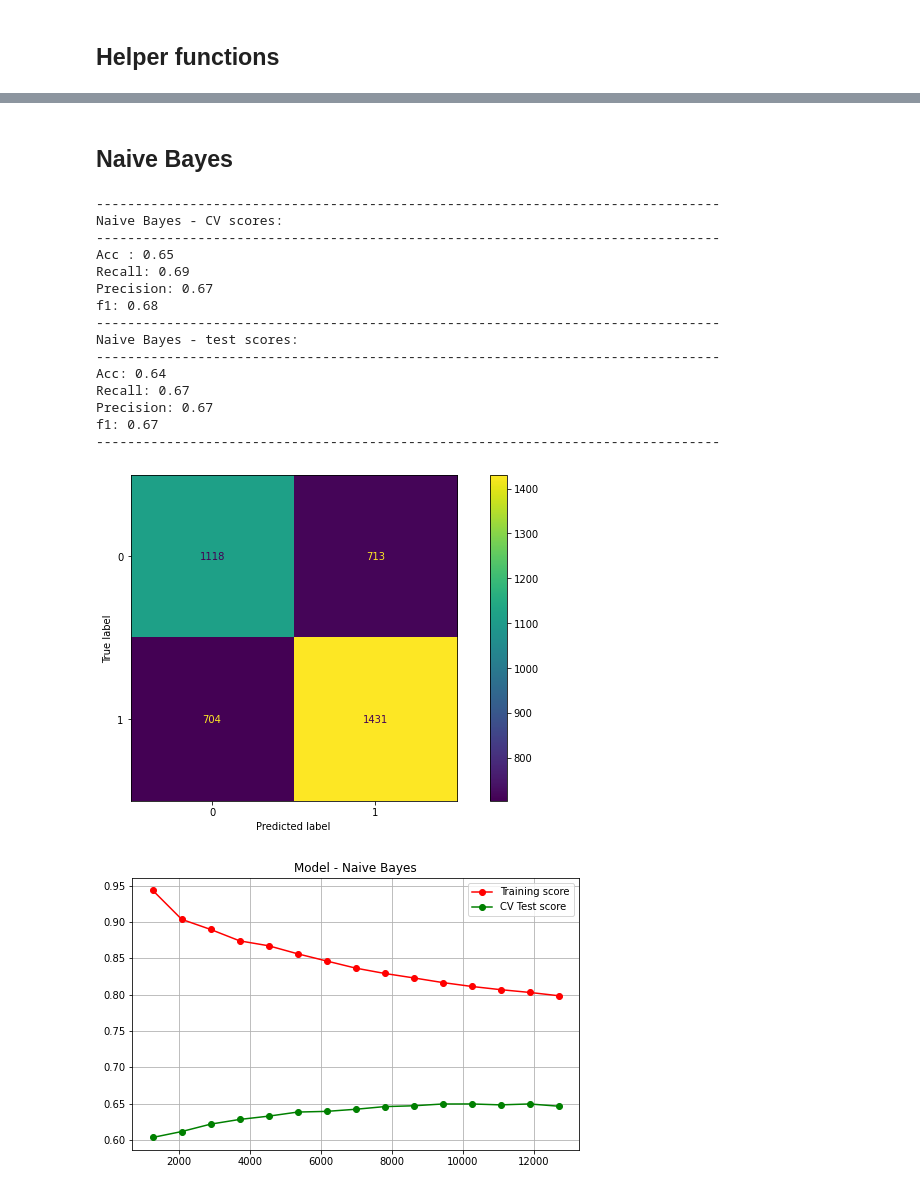
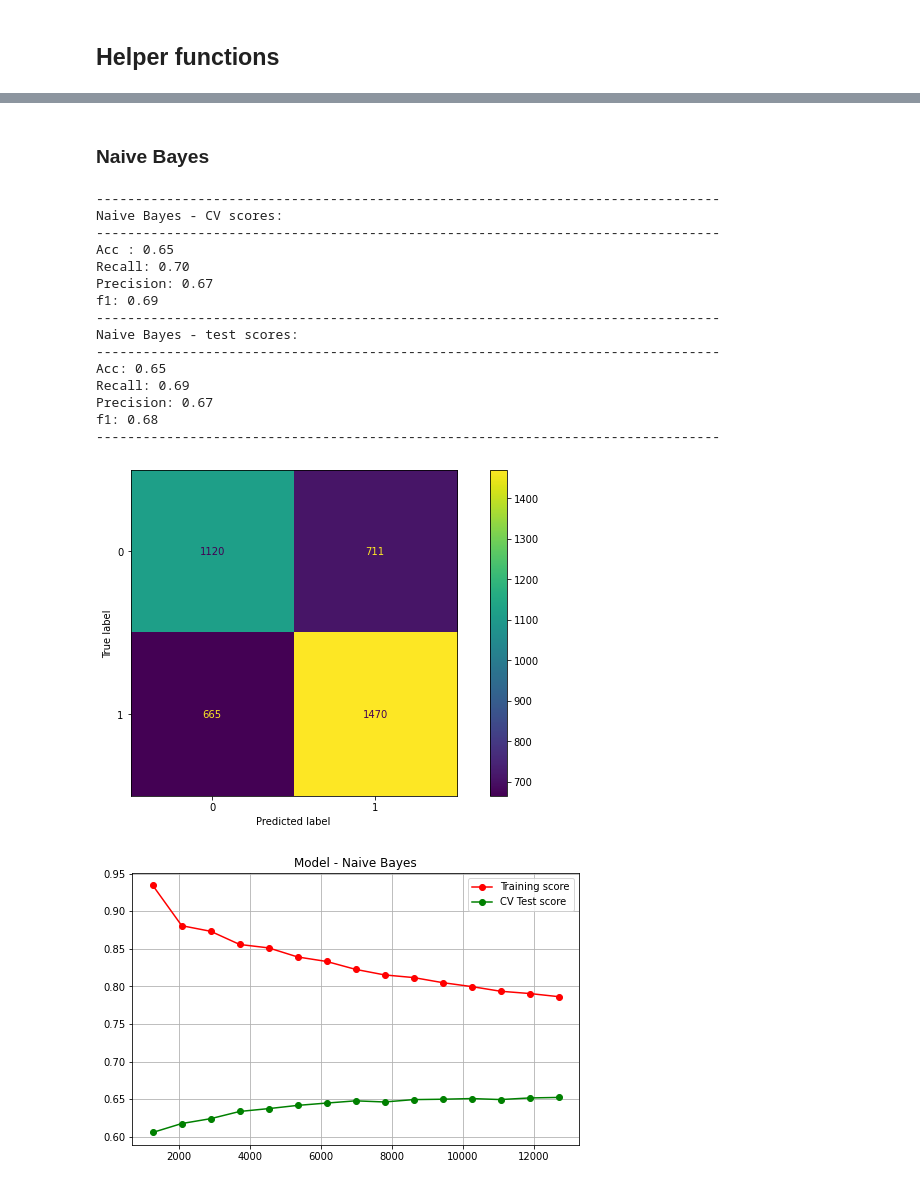
Before and after one commit to EddyEdzwan/StopFAIke, a Jupyter notebook: notebooks/JS_politifact_scrap_ML.ipynb, the cells around one changed output, grey strips where cells are left out. Saved outputs shown, nothing was run; the diff lists cells and outputs as text; code cells hidden in the pictures.

```diff
--- a/notebooks/JS_politifact_scrap_ML.ipynb
+++ b/notebooks/JS_politifact_scrap_ML.ipynb
@@ -245,0 +344,26 @@ f1: 0.71
+# %%
+pipeline = Pipeline([
+    ('tfidf', TfidfVectorizer()),
+    ('log_reg', LogisticRegression(max_iter=1000)),
+])
+
+parameters = {
+    'tfidf__ngram_range': ((1, 1), (1, 2), (2, 2), (1, 3)),
+#     'tfidf__min_df': (0.05, 0.1),
+    'tfidf__max_df': (0.75, 1),
+    'log_reg__C': (0.01, 0.1, 1, 10)
+}
+
+lg_grid_search = GridSearchCV(pipeline,
+                           parameters,
+                           n_jobs=-1,
+                           scoring="accuracy",
+                           refit=True,
+                           cv=5,
+                           verbose=1)
+
+lg_grid_search.fit(X_P_train, y_P_train)
+
+print('-'*80)
+print(f"Best parameters: {lg_grid_search.best_params_}")
+print('-'*80)
@@ -246,29 +396,27 @@ f1: 0.71
 # %% [markdown]
-## Naive Bayes
+### Naive Bayes
 # %%
-from sklearn.naive_bayes import MultinomialNB
+nb_model = MultinomialNB()
+acc, recall, precision, f1 = get_scores(nb_model, 'Naive Bayes', X_P_train_vec, y_P_train, X_P_test_vec, y_P_test)
 
-nb_model = MultinomialNB()
-acc, recall, precision, f1 = get_scores(nb_model, 'Naive Bayes', X_train_vec, y_train, X_test_vec, y_test)
+plot_confusion_matrix(nb_model, X_P_test_vec, y_P_test, values_format='d');
 
-plot_confusion_matrix(nb_model, X_test_vec, y_test, values_format='d');
-
-plot_learning_curve(nb_model, 'Naive Bayes', X_train_vec, y_train)
+plot_learning_curve(nb_model, 'Naive Bayes', X_P_train_vec, y_P_train)
 # %% [output]
 --------------------------------------------------------------------------------
 Naive Bayes - CV scores:
 --------------------------------------------------------------------------------
 Acc : 0.65
+Recall: 0.70
+Precision: 0.67
+f1: 0.69
+--------------------------------------------------------------------------------
+Naive Bayes - test scores:
+--------------------------------------------------------------------------------
+Acc: 0.65
 Recall: 0.69
 Precision: 0.67
 f1: 0.68
 --------------------------------------------------------------------------------
-Naive Bayes - test scores:
---------------------------------------------------------------------------------
-Acc: 0.64
-Recall: 0.67
-Precision: 0.67
-f1: 0.67
---------------------------------------------------------------------------------
-[figure, old version]
+[figure, new version]
-[figure, old version]
+[figure, new version]
```
Also changed, not shown: parts of 97 cells of this notebook, 2 other files.
